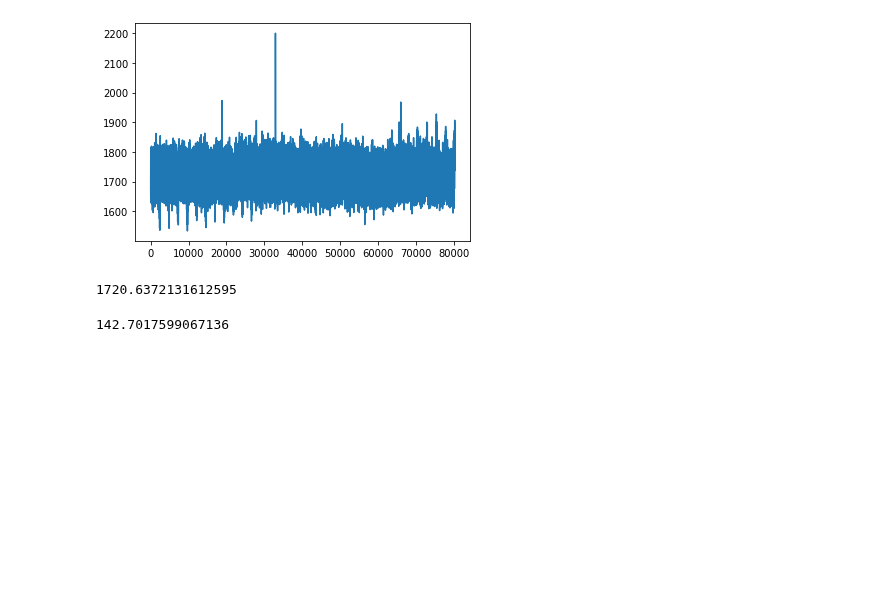
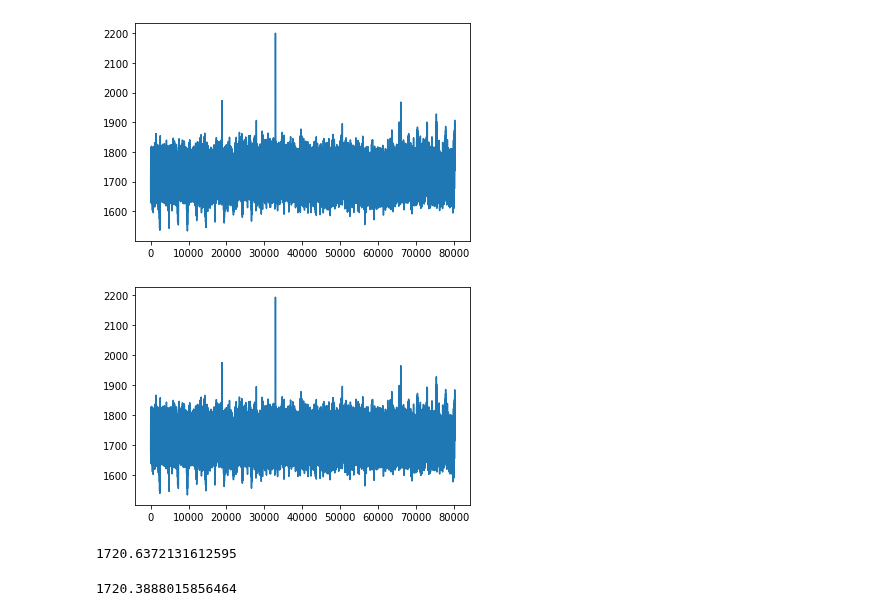
Before and after one commit to KazAndr/SWTraject, a Jupyter notebook: diagramma_napravlennosti.ipynb, the cells around one changed output. Cells and saved outputs as stored; diff of their text form; code cells hidden in the pictures; blank space fills up the shorter version.

Commit message:
Update diagramma_napravlennosti.ipynb
Добавлен код учета ионосферных колебаний путем вычета полинома 13 степени.

```diff
--- a/diagramma_napravlennosti.ipynb
+++ b/diagramma_napravlennosti.ipynb
@@ -264,10 +264,20 @@ cor_d = []
 for data_point, coeff in zip(obser, beam_coeff/np.max(beam_coeff)):
     cor_d.append(data_point/coeff)
 cor_d = np.asarray(cor_d)
+cor_d -= y0_back
 
 plt.close()
-plt.plot(cor_d - y0_back)
+plt.plot(cor_d)
 plt.show()
 # %% [output]
 [figure]
+# %%
+poli_13 = flatter(cor_d, 13)
+flat_obser = (cor_d - poli_13) + np.median(cor_d)
+
+plt.close()
+plt.plot(flat_obser)
+plt.show()
+# %% [output]
+[figure, added]
 # %%
@@ -275,6 +285,6 @@ np.median(cor_d - y0_back)
 # %% [output]
 1720.6372131612595
-# %%
-popt[2]
-# %% [output]
-142.7017599067136
+# %%
+np.median(flat_obser)
+# %% [output]
+1720.3888015856464
```
Also changed, not shown: parts of 3 cells of this notebook.
